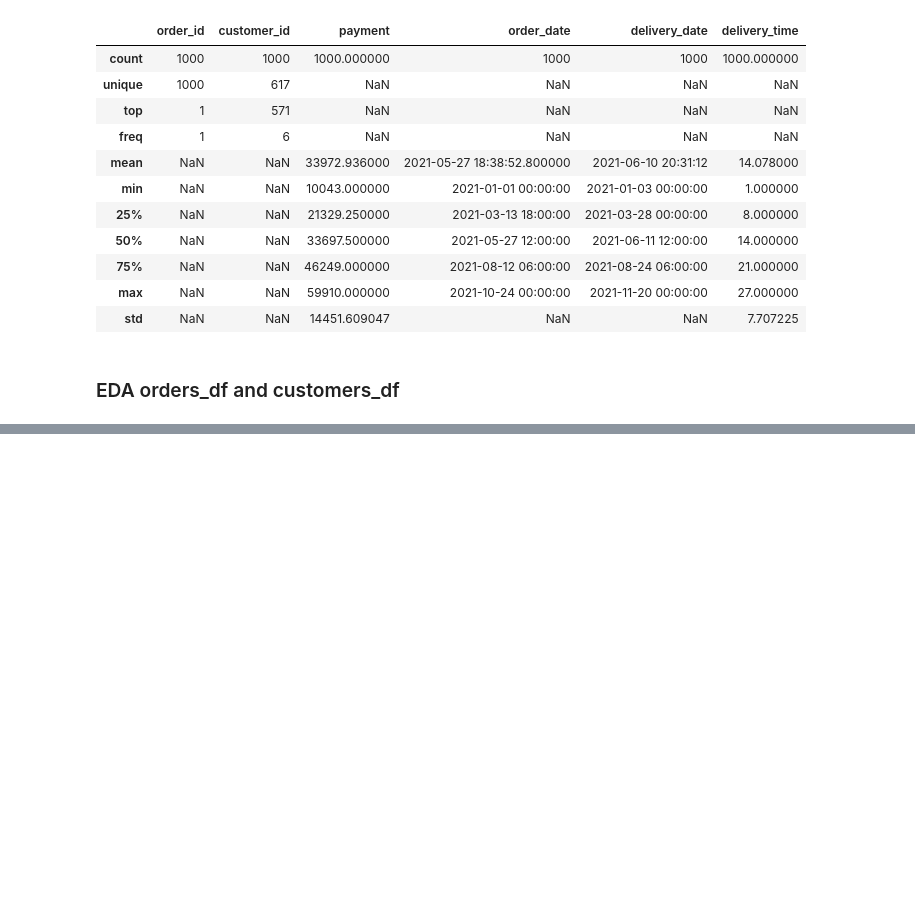
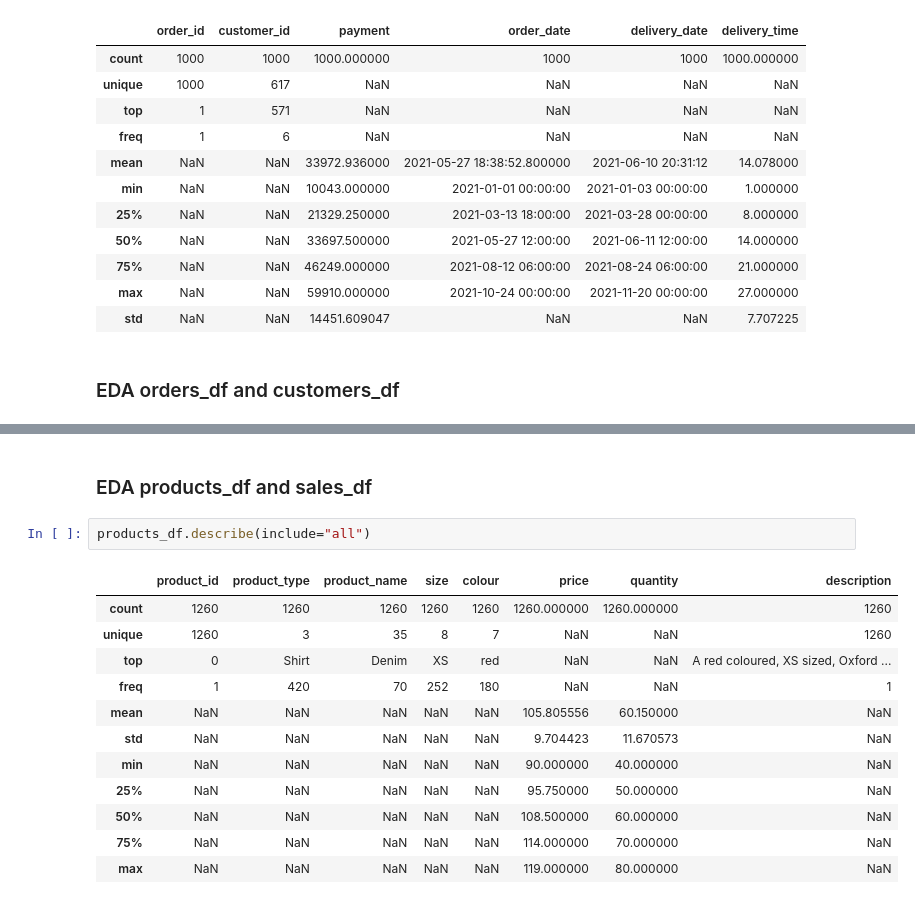
Before and after one commit to stefansphtr/Exercise-Project-Data-Analysis, a Jupyter notebook: Project.ipynb, the cells around one changed output, grey strips where cells are left out. Cells and saved outputs as stored; diff of their text form; blank space fills up the shorter version.

```diff
--- a/Project.ipynb
+++ b/Project.ipynb
@@ -881,0 +1019,17 @@ orders_df.describe(include="all")
+# %% [markdown]
+### EDA products_df and sales_df
+# %%
+products_df.describe(include="all")
+# %% [output]
+|  | product_id | product_type | product_name | size | colour | price | quantity | description |
+| count | 1260 | 1260 | 1260 | 1260 | 1260 | 1260.000000 | 1260.000000 | 1260 |
+| unique | 1260 | 3 | 35 | 8 | 7 | NaN | NaN | 1260 |
+| top | 0 | Shirt | Denim | XS | red | NaN | NaN | A red coloured, XS sized, Oxford ... |
+| freq | 1 | 420 | 70 | 252 | 180 | NaN | NaN | 1 |
+| mean | NaN | NaN | NaN | NaN | NaN | 105.805556 | 60.150000 | NaN |
+| std | NaN | NaN | NaN | NaN | NaN | 9.704423 | 11.670573 | NaN |
+| min | NaN | NaN | NaN | NaN | NaN | 90.000000 | 40.000000 | NaN |
+| 25% | NaN | NaN | NaN | NaN | NaN | 95.750000 | 50.000000 | NaN |
+| 50% | NaN | NaN | NaN | NaN | NaN | 108.500000 | 60.000000 | NaN |
+| 75% | NaN | NaN | NaN | NaN | NaN | 114.000000 | 70.000000 | NaN |
+| max | NaN | NaN | NaN | NaN | NaN | 119.000000 | 80.000000 | NaN |
```
Also changed, not shown: parts of 27 cells of this notebook, 1 other file.
